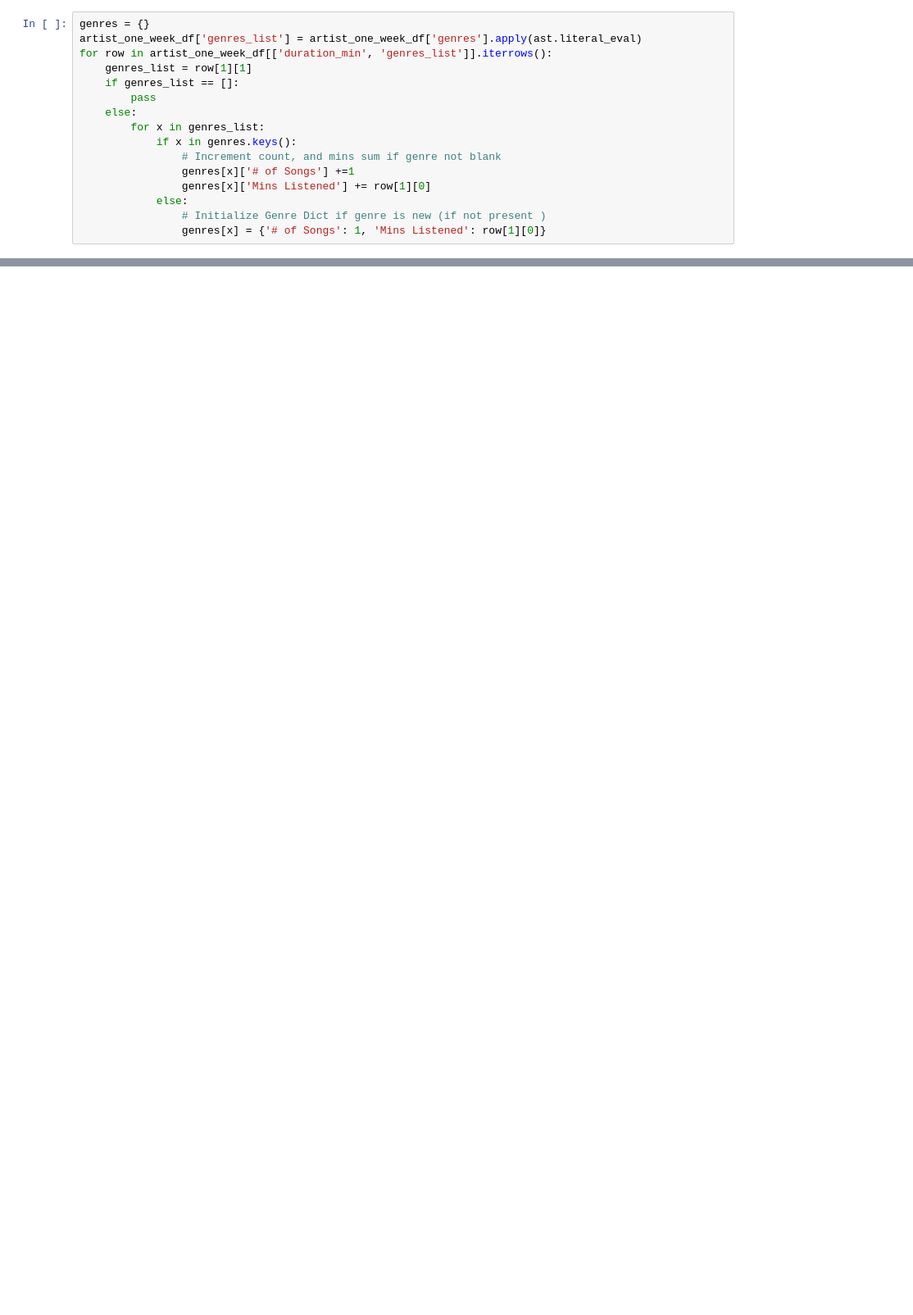
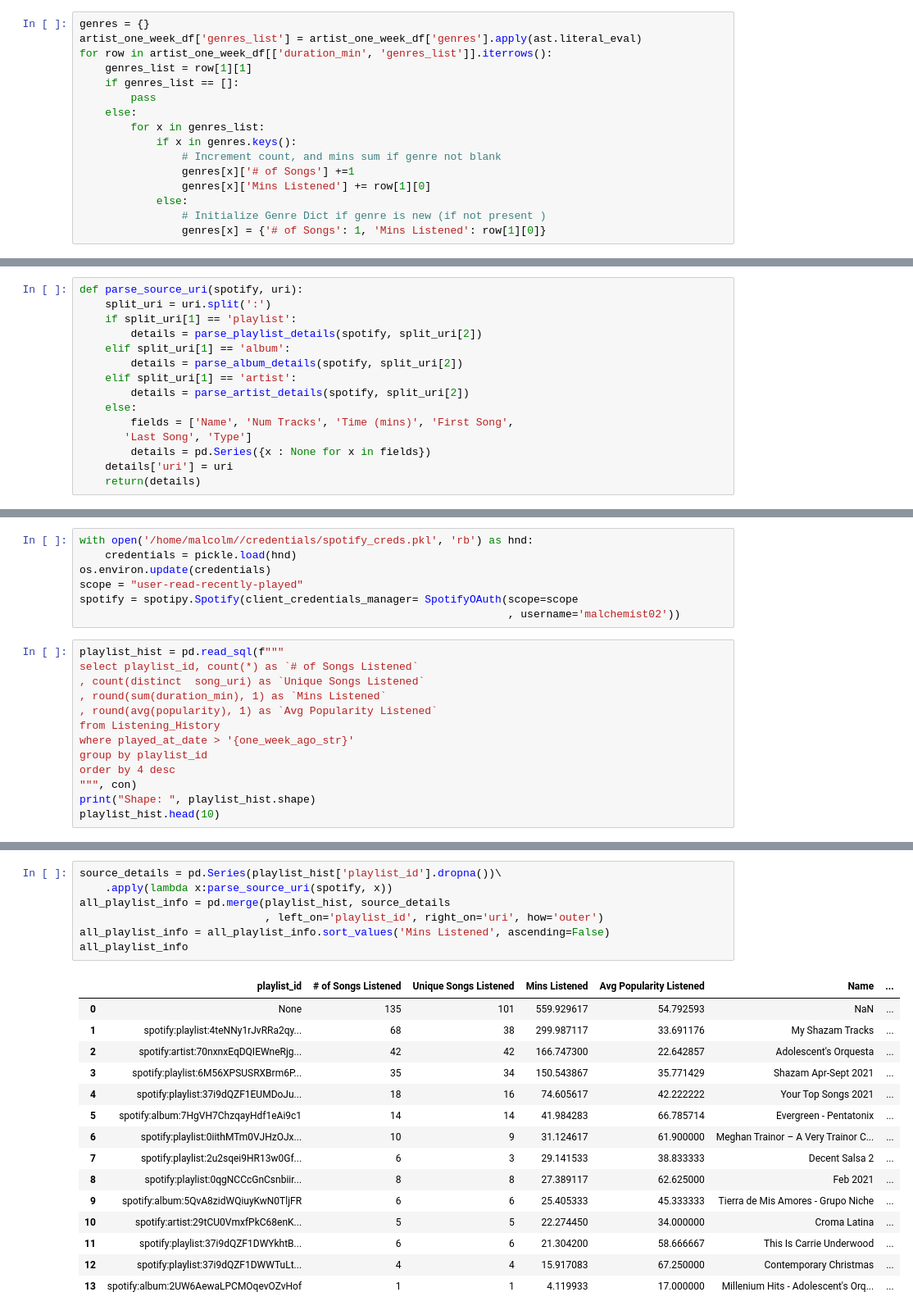
Before and after one commit to malctaylor15/Spotify_Logger, a Jupyter notebook: Weekly_Analysis.ipynb, the cells around one changed output, grey strips where cells are left out. Shown at 82% size. Cells and saved outputs as stored; diff of their text form; blank space fills up the shorter version.

Commit message:
add playlist to email analysis

```diff
--- a/Weekly_Analysis.ipynb
+++ b/Weekly_Analysis.ipynb
@@ -340,0 +414,15 @@ genre_sm
+# %%
+def parse_source_uri(spotify, uri):
+    split_uri = uri.split(':')
+    if split_uri[1] == 'playlist':
+        details = parse_playlist_details(spotify, split_uri[2])
+    elif split_uri[1] == 'album':
+        details = parse_album_details(spotify, split_uri[2])
+    elif split_uri[1] == 'artist':
+        details = parse_artist_details(spotify, split_uri[2])
+    else:
+        fields = ['Name', 'Num Tracks', 'Time (mins)', 'First Song',
+       'Last Song', 'Type']
+        details = pd.Series({x : None for x in fields})
+    details['uri'] = uri
+    return(details)
@@ -340,0 +433,20 @@ genre_sm
+# %%
+with open('/home/malcolm//credentials/spotify_creds.pkl', 'rb') as hnd:
+    credentials = pickle.load(hnd)
+os.environ.update(credentials)
+scope = "user-read-recently-played"
+spotify = spotipy.Spotify(client_credentials_manager= SpotifyOAuth(scope=scope
+                                                                   , username='malchemist02'))
+# %%
+playlist_hist = pd.read_sql(f"""
+select playlist_id, count(*) as `# of Songs Listened`
+, count(distinct  song_uri) as `Unique Songs Listened`
+, round(sum(duration_min), 1) as `Mins Listened`
+, round(avg(popularity), 1) as `Avg Popularity Listened`
+from Listening_History
+where played_at_date > '{one_week_ago_str}'
+group by playlist_id
+order by 4 desc
+""", con)
+print("Shape: ", playlist_hist.shape)
+playlist_hist.head(10)
@@ -340,0 +466,23 @@ genre_sm
+# %%
+source_details = pd.Series(playlist_hist['playlist_id'].dropna())\
+    .apply(lambda x:parse_source_uri(spotify, x))
+all_playlist_info = pd.merge(playlist_hist, source_details
+                             , left_on='playlist_id', right_on='uri', how='outer')
+all_playlist_info = all_playlist_info.sort_values('Mins Listened', ascending=False)
+all_playlist_info
+# %% [output]
+|  | playlist_id | # of Songs Listened | Unique Songs Listened | Mins Listened | Avg Popularity Listened | Name | ... |
+| 0 | None | 135 | 101 | 559.929617 | 54.792593 | NaN | ... |
+| 1 | spotify:playlist:4teNNy1rJvRRa2qy... | 68 | 38 | 299.987117 | 33.691176 | My Shazam Tracks | ... |
+| 2 | spotify:artist:70nxnxEqDQIEWneRjg... | 42 | 42 | 166.747300 | 22.642857 | Adolescent's Orquesta | ... |
+| 3 | spotify:playlist:6M56XPSUSRXBrm6P... | 35 | 34 | 150.543867 | 35.771429 | Shazam Apr-Sept 2021 | ... |
+| 4 | spotify:playlist:37i9dQZF1EUMDoJu... | 18 | 16 | 74.605617 | 42.222222 | Your Top Songs 2021 | ... |
+| 5 | spotify:album:7HgVH7ChzqayHdf1eAi9c1 | 14 | 14 | 41.984283 | 66.785714 | Evergreen - Pentatonix | ... |
+| 6 | spotify:playlist:0iithMTm0VJHzOJx... | 10 | 9 | 31.124617 | 61.900000 | Meghan Trainor – A Very Trainor C... | ... |
+| 7 | spotify:playlist:2u2sqei9HR13w0Gf... | 6 | 3 | 29.141533 | 38.833333 | Decent Salsa 2 | ... |
+| 8 | spotify:playlist:0qgNCCcGnCsnbiir... | 8 | 8 | 27.389117 | 62.625000 | Feb 2021 | ... |
+| 9 | spotify:album:5QvA8zidWQiuyKwN0TljFR | 6 | 6 | 25.405333 | 45.333333 | Tierra de Mis Amores - Grupo Niche | ... |
+| 10 | spotify:artist:29tCU0VmxfPkC68enK... | 5 | 5 | 22.274450 | 34.000000 | Croma Latina | ... |
+| 11 | spotify:playlist:37i9dQZF1DWYkhtB... | 6 | 6 | 21.304200 | 58.666667 | This Is Carrie Underwood | ... |
+| 12 | spotify:playlist:37i9dQZF1DWWTuLt... | 4 | 4 | 15.917083 | 67.250000 | Contemporary Christmas | ... |
+| 13 | spotify:album:2UW6AewaLPCMOqevOZvHof | 1 | 1 | 4.119933 | 17.000000 | Millenium Hits - Adolescent's Orq... | ... |
```
Also changed, not shown: parts of 44 cells of this notebook, 9 other files.
